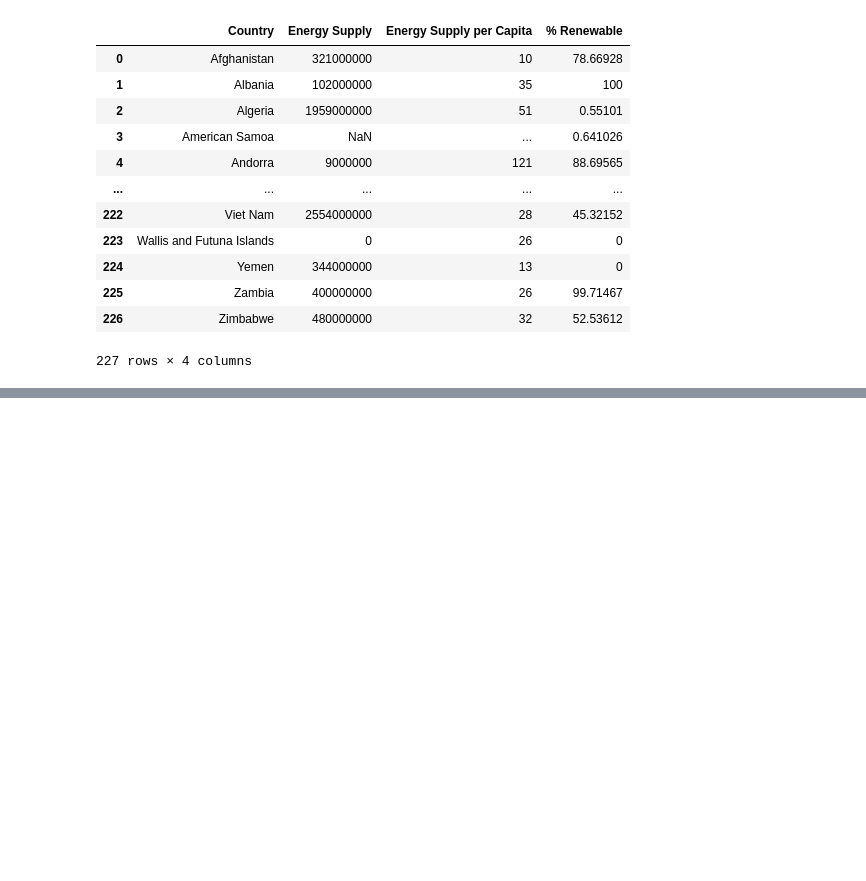
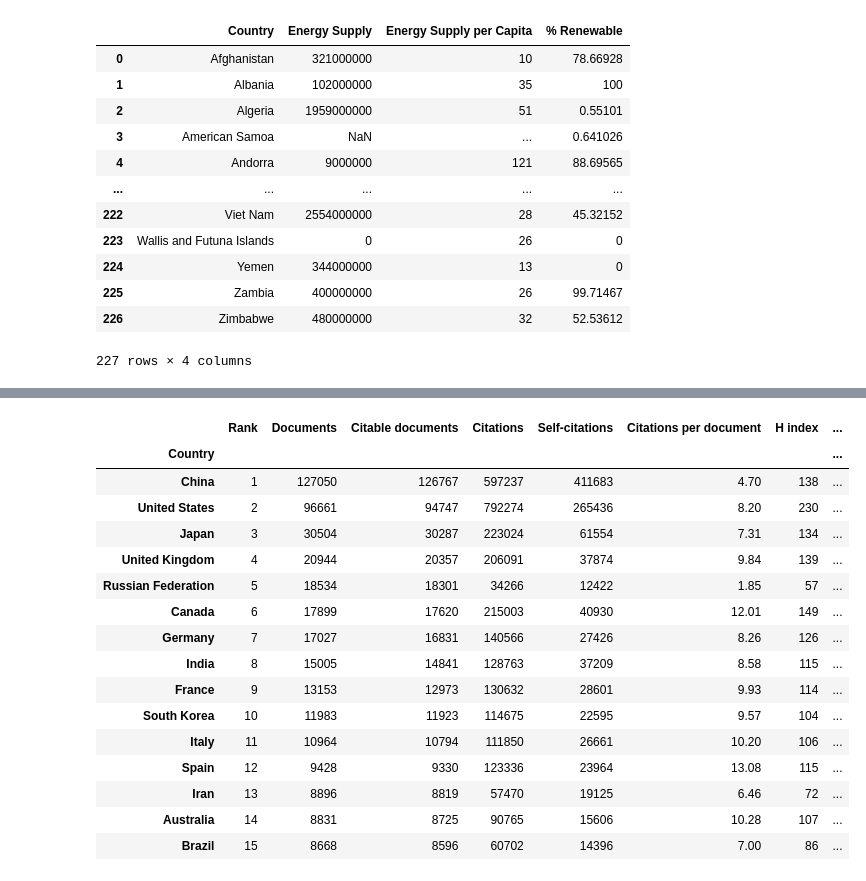
Before and after one commit to osoldatko/pythonKHPI, a Jupyter notebook: Lab1.ipynb, the cells around one changed output, grey strips where cells are left out. Cells and saved outputs as stored; diff of their text form; code cells hidden in the pictures; blank space fills up the shorter version.

```diff
--- a/Lab1.ipynb
+++ b/Lab1.ipynb
@@ -45,9 +56,8 @@ df
 | 226 | Zimbabwe | 480 | 32 | 52.53612 |
 227 rows × 4 columns
 # %%
+df['Energy Supply'][df['Energy Supply'] == '...'] = np.NaN
 df.loc[0:, 'Energy Supply'] *= 1000000
-
-
 df
 # %% [output]
 |  | Country | Energy Supply | Energy Supply per Capita | % Renewable |
@@ -63,3 +73,11 @@ df
 | 225 | Zambia | 400000000 | 26 | 99.71467 |
 | 226 | Zimbabwe | 480000000 | 32 | 52.53612 |
 227 rows × 4 columns
+# %%
+df['Country'] = df['Country'].str.replace(r"\s*\([^()]*\)", "", regex=True).str.strip()
+df['Country'] = df['Country'].str.replace(r"\d+", "", regex=True)
+df['Country'] = df['Country'].str.replace('Republic of Korea', 'South Korea')
+df['Country'] = df['Country'].str.replace('United States of America', 'United States')
+df['Country'] = df['Country'].str.replace('United Kingdom of Great Britain and Northern Ireland', 'United Kingdom')
+df['Country'] = df['Country'].str.replace('China, Hong Kong Special Administrative Region', 'Hong Kong')
+df.loc[df['Country'].isin(['South Korea', 'United States', 'Bolivia'])]
@@ -65,0 +89,8 @@ df
+# %%
+GPD = pd.read_csv('C:/Users/Olexandr Polum_ya/Desktop/KHPI/Python/gpd.csv', skiprows = 4)
+GPD = GPD.rename(columns={'Country Name': 'Country'})
+GPD.loc[:, 'Country'].replace({
+    "Korea, Rep.": "South Korea",
+    "Iran, Islamic Rep.": "Iran",
+    "Hong Kong SAR, China": "Hong Kong"},inplace = True)
+GPD[(GPD['Country'] == "South Korea") | (GPD['Country'] == "Iran") | (GPD['Country'] == "Hong Kong")]
@@ -65,0 +103,3 @@ df
+# %%
+df2 = pd.read_excel('C:/Users/Olexandr Polum_ya/Desktop/KHPI/Python/scimagojr.xlsx')
+df2
@@ -65,0 +120,25 @@ df
+# %%
+df2 = df2[df2['Rank'] <= 15]
+GPD = GPD[['Country','2006','2007','2008','2009','2010','2011', '2012', '2013','2014','2015']]
+df_all = pd.merge(df2, df)
+df_all = pd.merge(df_all, GPD)
+df_all.set_index('Country', inplace=True)
+df_all
+# %% [output]
+|  | Rank | Documents | Citable documents | Citations | Self-citations | Citations per document | H index | ... |
+| Country |  |  |  |  |  |  |  | ... |
+| China | 1 | 127050 | 126767 | 597237 | 411683 | 4.70 | 138 | ... |
+| United States | 2 | 96661 | 94747 | 792274 | 265436 | 8.20 | 230 | ... |
+| Japan | 3 | 30504 | 30287 | 223024 | 61554 | 7.31 | 134 | ... |
+| United Kingdom | 4 | 20944 | 20357 | 206091 | 37874 | 9.84 | 139 | ... |
+| Russian Federation | 5 | 18534 | 18301 | 34266 | 12422 | 1.85 | 57 | ... |
+| Canada | 6 | 17899 | 17620 | 215003 | 40930 | 12.01 | 149 | ... |
+| Germany | 7 | 17027 | 16831 | 140566 | 27426 | 8.26 | 126 | ... |
+| India | 8 | 15005 | 14841 | 128763 | 37209 | 8.58 | 115 | ... |
+| France | 9 | 13153 | 12973 | 130632 | 28601 | 9.93 | 114 | ... |
+| South Korea | 10 | 11983 | 11923 | 114675 | 22595 | 9.57 | 104 | ... |
+| Italy | 11 | 10964 | 10794 | 111850 | 26661 | 10.20 | 106 | ... |
+| Spain | 12 | 9428 | 9330 | 123336 | 23964 | 13.08 | 115 | ... |
+| Iran | 13 | 8896 | 8819 | 57470 | 19125 | 6.46 | 72 | ... |
+| Australia | 14 | 8831 | 8725 | 90765 | 15606 | 10.28 | 107 | ... |
+| Brazil | 15 | 8668 | 8596 | 60702 | 14396 | 7.00 | 86 | ... |
```
Also changed, not shown: parts of 13 cells of this notebook.
